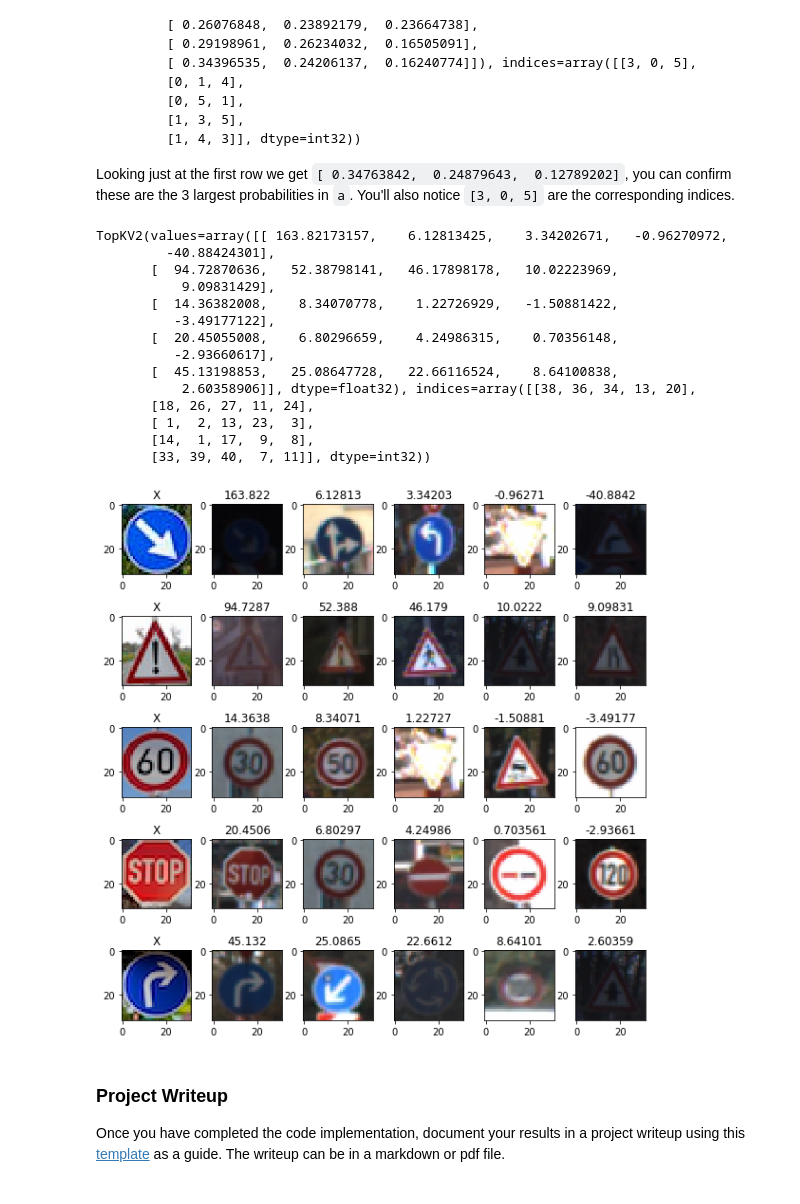
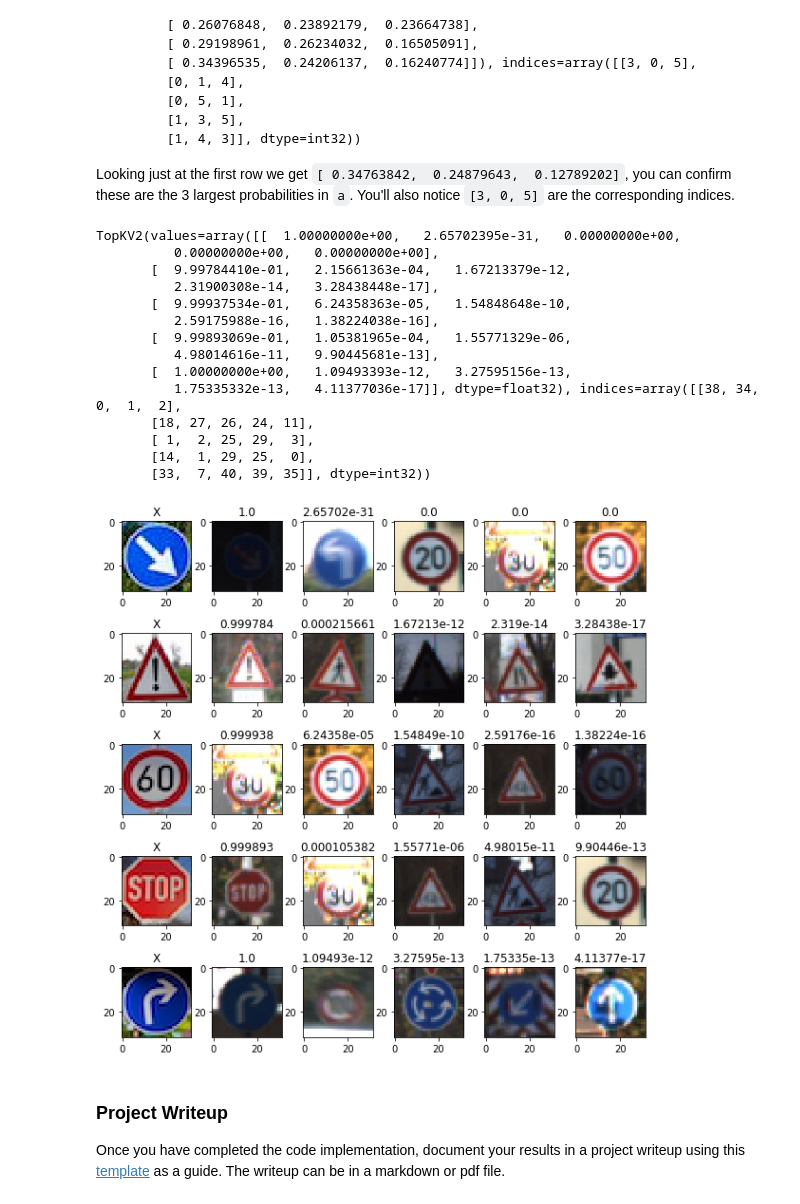
Before and after one commit to josealb/CarND-Traffic_Sign_Recognition-P2, a Jupyter notebook: Traffic_Sign_Classifier.ipynb, the cells around one changed output. Saved outputs shown, nothing was run; the diff lists cells and outputs as text; code cells hidden in the pictures.

```diff
--- a/Traffic_Sign_Classifier.ipynb
+++ b/Traffic_Sign_Classifier.ipynb
@@ -275,7 +275,7 @@ sets imply underfitting. A high accuracy on the training set but low accuracy on
 # %% [markdown]
 ### Training pipeline
 # %%
-rate = 0.001
+rate = 0.0005
 
 logits = LeNet(x)
 cross_entropy = tf.nn.softmax_cross_entropy_with_logits(labels=one_hot_y, logits=logits)
@@ -477,43 +476,44 @@ Looking just at the first row we get `[ 0.34763842,  0.24879643,  0.12789202]`,
 ### Print out the top five softmax probabilities for the predictions on the German traffic sign images found on the web.
 ### Feel free to use as many code cells as needed.
 # %%
+#softmax_logits = tf.nn.softmax(logits)
+
 with tf.Session() as sess:
-    top5=sess.run(tf.nn.top_k(tf.constant(results), k=5))
+    top5=sess.run(tf.nn.top_k(tf.nn.softmax(results), k=5))
 # %%
 top5
 # %% [output]
-TopKV2(values=array([[ 163.82173157,    6.12813425,    3.34202671,   -0.96270972,
-         -40.88424301],
-       [  94.72870636,   52.38798141,   46.17898178,   10.02223969,
-           9.09831429],
-       [  14.36382008,    8.34070778,    1.22726929,   -1.50881422,
-          -3.49177122],
-       [  20.45055008,    6.80296659,    4.24986315,    0.70356148,
-          -2.93660617],
-       [  45.13198853,   25.08647728,   22.66116524,    8.64100838,
-           2.60358906]], dtype=float32), indices=array([[38, 36, 34, 13, 20],
-       [18, 26, 27, 11, 24],
-       [ 1,  2, 13, 23,  3],
-       [14,  1, 17,  9,  8],
-       [33, 39, 40,  7, 11]], dtype=int32))
+TopKV2(values=array([[  1.00000000e+00,   2.65702395e-31,   0.00000000e+00,
+          0.00000000e+00,   0.00000000e+00],
+       [  9.99784410e-01,   2.15661363e-04,   1.67213379e-12,
+          2.31900308e-14,   3.28438448e-17],
+       [  9.99937534e-01,   6.24358363e-05,   1.54848648e-10,
+          2.59175988e-16,   1.38224038e-16],
+       [  9.99893069e-01,   1.05381965e-04,   1.55771329e-06,
+          4.98014616e-11,   9.90445681e-13],
+       [  1.00000000e+00,   1.09493393e-12,   3.27595156e-13,
+          1.75335332e-13,   4.11377036e-17]], dtype=float32), indices=array([[38, 34,  0,  1,  2],
+       [18, 27, 26, 24, 11],
+       [ 1,  2, 25, 29,  3],
+       [14,  1, 29, 25,  0],
+       [33,  7, 40, 39, 35]], dtype=int32))
 # %%
 top5
 
 fig, axs = plt.subplots(len(img),6,figsize=(10,10))
 fig.subplots_adjust(hspace = .6, wspace=.2)
 
 for i, image in enumerate(img):
     for j in range (0,6):
         if j==0:
             axs[i,j].imshow(img[i,:,:,:])
             axs[i,j].set_title('X')
         else:
             index = np.asscalar(np.argwhere(y_train == top5[1][i][j-1])[0])
             axs[i,j].imshow(X_train[index,:,:,:])
             axs[i,j].set_title(top5[0][i][j-1])
-        index
 # %% [output]
-[figure, old version]
+[figure, new version]
 # %% [markdown]
 ### Project Writeup
 
```
Also changed, not shown: parts of 4 cells of this notebook, 4 other files.
